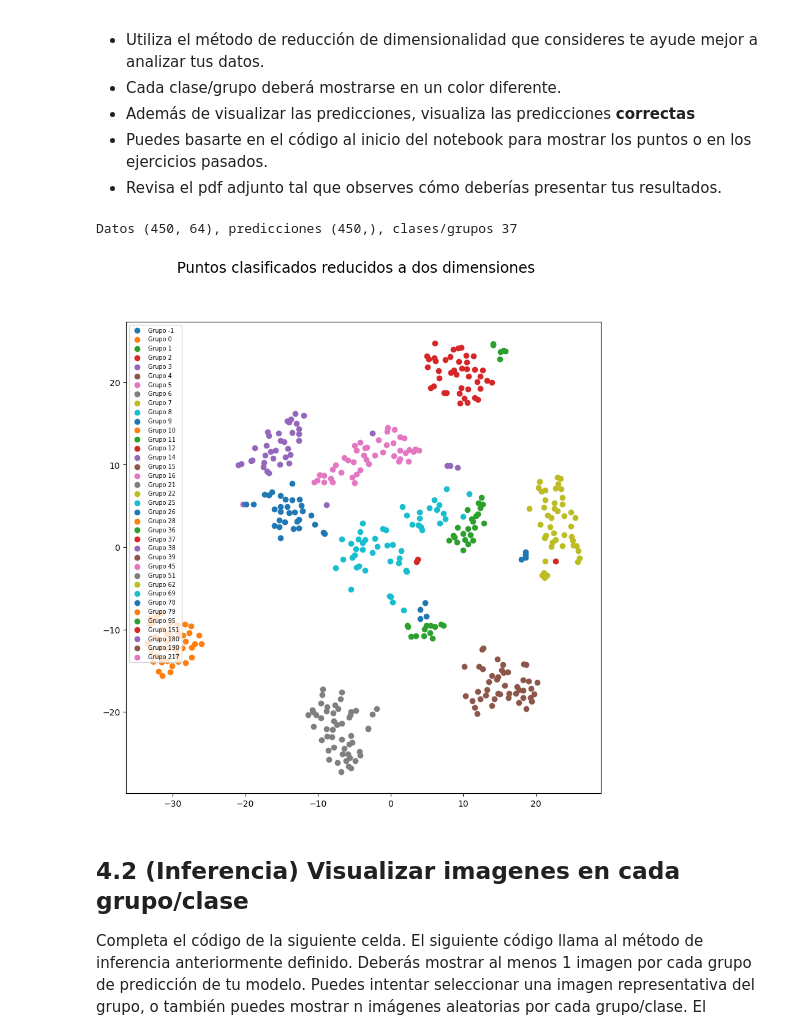
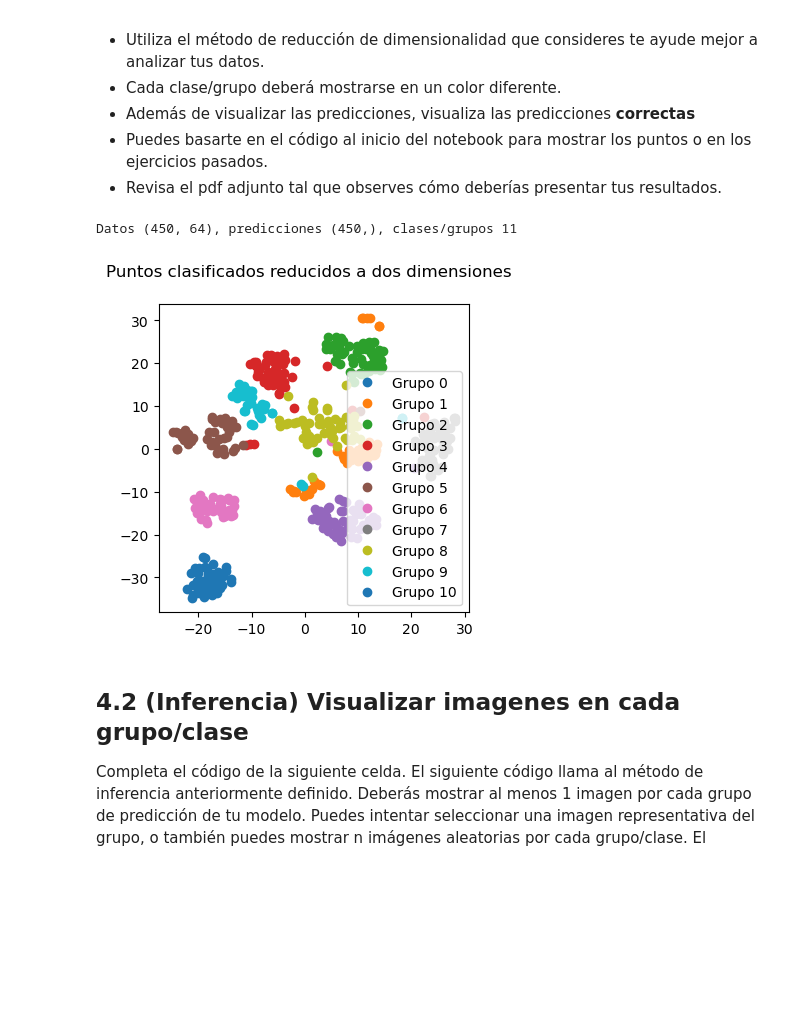
Before and after one commit to jorgeibarra17/SI23_TRIPLEA, a Jupyter notebook: proyecto_1_ML/proyecto_1_ML.ipynb, the cells around one changed output. Cells and saved outputs as stored; diff of their text form; code cells hidden in the pictures; blank space fills up the shorter version.

```diff
--- a/proyecto_1_ML/proyecto_1_ML.ipynb
+++ b/proyecto_1_ML/proyecto_1_ML.ipynb
@@ -159,7 +159,7 @@ def mi_modelo(X, label):
 
     # TODO: Entrena el modelo y regresa el modelo entrenado en los datos de entrenamiento.
     # Entrena tu modelo con los DATOS NORMALIZADOS
-    model = DBSCAN(eps=0.35,min_samples=label).fit(data)
+    model = DBSCAN(eps=1.001, min_samples=label).fit(data)
 
     return model
 
@@ -179,7 +179,8 @@ def mi_inferencia(modelo, X_val):
     # TODO: Utiliza el modelo para predecir valores para los datos de validación
     # Regresa las predicciones de tu modelo para X_val.
     # Aplica inferencia sobre los DATOS NORMALIZADOS
-    preds = dbscan_predict(modelo, data)
+    preds = dbscan_predict(modelo,data,)
+
 
     return preds
 
@@ -205,33 +206,30 @@ Diseña un programa tal que puedas visualizar **las predicciones de TU modelo**
 # %%
 # Llamamos a inferencia de su modelo
 # preds deberá ser de la forma N,1
 # indicando el número al que corresponde cada imagen
 preds = mi_inferencia(modelo, data_val)
 
 # Buscamos la cantidad de grupos/clases que hay en los datos de validación
 group_pred = np.unique(preds)
 n_groups = len(group_pred)
 print(f"Datos {data_val.shape}, predicciones {preds.shape}, clases/grupos {n_groups}")
 
-fig, ax_reduced = plt.subplots(1, 1, figsize=(10,10))
-fig.suptitle("Puntos clasificados reducidos a dos dimensiones", fontsize='xx-large')
+fig, ax_reduced = plt.subplots(1, 1, figsize=(4,4))
+fig.suptitle("Puntos clasificados reducidos a dos dimensiones")
 
 # TODO: Grafíca los datos DE VALIDACIÓN reducidos (reduced_data_val)
 # con un color distinto para cada grupo/clase que tu modelo ha predecido (preds)
 #========== Start =========
-
 for c in group_pred:
     indices = np.where(target_val == c)
     plot_data = reduced_data_val[indices]
-    ax_reduced.scatter(plot_data[:, 0], plot_data[:, 1], label=f"Grupo {c}")
-h , l = ax_reduced.get_legend_handles_labels()
-ax_reduced.legend(h,l,loc='best',fontsize='x-small')
+    ax_reduced.plot(plot_data[:, 0], plot_data[:, 1], 'o',label=f"Grupo {c}")
+    ax_reduced.legend()
 #========== End ===========
-
 plt.show()
 # %% [output]
-Datos (450, 64), predicciones (450,), clases/grupos 37
+Datos (450, 64), predicciones (450,), clases/grupos 11
-[figure, old version]
+[figure, new version]
 # %% [markdown]
 ## 4.2 (Inferencia) Visualizar imagenes en cada grupo/clase
 Completa el código de la siguiente celda. El siguiente código llama al método de inferencia anteriormente definido. Deberás mostrar al menos 1 imagen por cada grupo de predicción de tu modelo. Puedes intentar seleccionar una imagen representativa del grupo, o también puedes mostrar n imágenes aleatorias por cada grupo/clase. El objetivo de esto es analizar lo que ha aprendido tu modelo.
```
Also changed, not shown: parts of 6 cells of this notebook.
